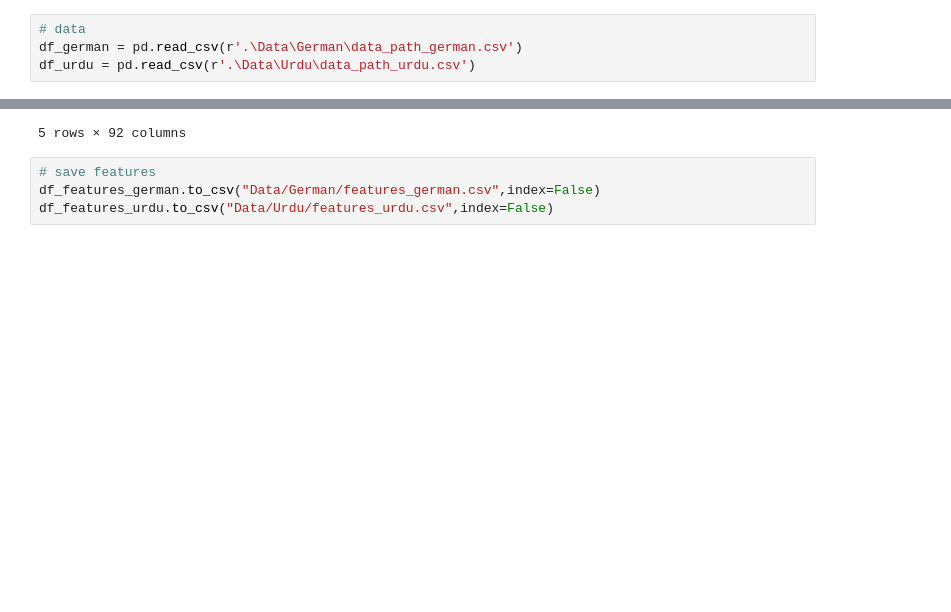
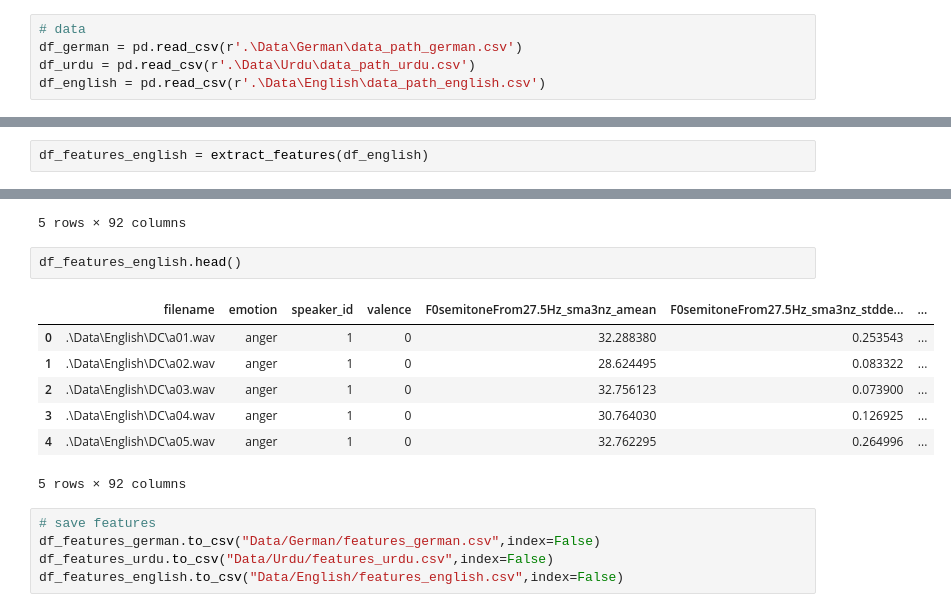
Before and after one commit to juverse/Speech-Emotion-Recognition, a Jupyter notebook: Data Preprocessing/feature_generation.ipynb, the cells around one changed output, grey strips where cells are left out. Cells and saved outputs as stored; diff of their text form; blank space fills up the shorter version.

```diff
--- a/Data Preprocessing/feature_generation.ipynb
+++ b/Data Preprocessing/feature_generation.ipynb
@@ -15,6 +15,7 @@ import pandas as pd
 # data
 df_german = pd.read_csv(r'.\Data\German\data_path_german.csv')
 df_urdu = pd.read_csv(r'.\Data\Urdu\data_path_urdu.csv')
+df_english = pd.read_csv(r'.\Data\English\data_path_english.csv')
 # %%
 def extract_features(df, column="filename"):
     # openSMILE initialization (eGeMAPS configuration)
@@ -33,6 +34,8 @@ def extract_features(df, column="filename"):
 df_features_german = extract_features(df_german)
 # %%
 df_features_urdu = extract_features(df_urdu)
+# %%
+df_features_english = extract_features(df_english)
 # %%
 df_features_german.head()
 # %% [output]
@@ -53,7 +56,18 @@ df_features_urdu.head()
 | 3 | .\Data\Urdu\Angry\SM1_F13_A013.wav | Angry | 12 | 0 | 39.653111 | 0.099355 | ... |
 | 4 | .\Data\Urdu\Angry\SM1_F14_A014.wav | Angry | 12 | 0 | 40.303036 | 0.095656 | ... |
 5 rows × 92 columns
+# %%
+df_features_english.head()
+# %% [output]
+|  | filename | emotion | speaker_id | valence | F0semitoneFrom27.5Hz_sma3nz_amean | F0semitoneFrom27.5Hz_sma3nz_stdde... | ... |
+| 0 | .\Data\English\DC\a01.wav | anger | 1 | 0 | 32.288380 | 0.253543 | ... |
+| 1 | .\Data\English\DC\a02.wav | anger | 1 | 0 | 28.624495 | 0.083322 | ... |
+| 2 | .\Data\English\DC\a03.wav | anger | 1 | 0 | 32.756123 | 0.073900 | ... |
+| 3 | .\Data\English\DC\a04.wav | anger | 1 | 0 | 30.764030 | 0.126925 | ... |
+| 4 | .\Data\English\DC\a05.wav | anger | 1 | 0 | 32.762295 | 0.264996 | ... |
+5 rows × 92 columns
 # %%
 # save features
 df_features_german.to_csv("Data/German/features_german.csv",index=False)
 df_features_urdu.to_csv("Data/Urdu/features_urdu.csv",index=False)
+df_features_english.to_csv("Data/English/features_english.csv",index=False)
```
Also changed, not shown: 1 other file.
